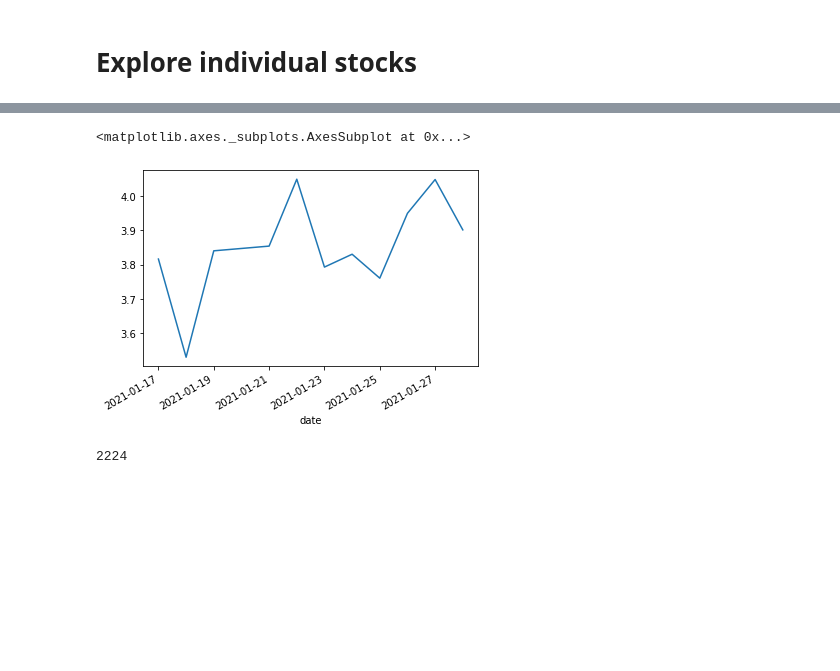
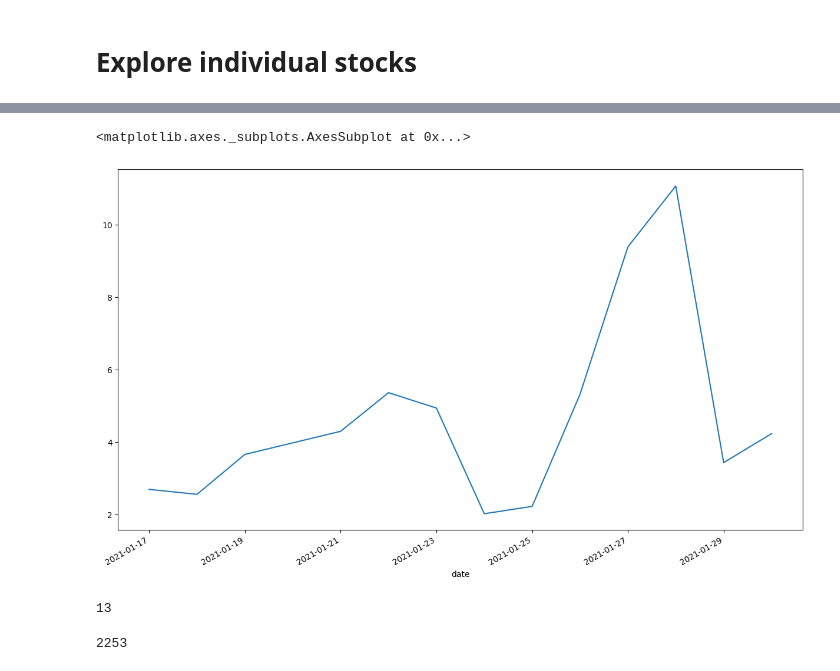
Before and after one commit to bstanie/beautiful-creature, a Jupyter notebook: notebooks/stock_advisor.ipynb, the cells around one changed output, grey strips where cells are left out. Drawn from its saved outputs; the diff is of its cells as text; code cells hidden in the pictures; blank space fills up the shorter version.

```diff
--- a/notebooks/stock_advisor.ipynb
+++ b/notebooks/stock_advisor.ipynb
@@ -11,6 +11,9 @@ from sklearn.manifold import TSNE
 import matplotlib.pyplot as plt
 import seaborn as sns
 from tqdm import tqdm
+
+plt.rcParams['figure.figsize'] = [15, 9]
+plt.rcParams['figure.dpi'] = 100 # 200 e.g. is really fine, but slower
 # %%
 files = list(os.walk("../scrapy_projects/etoro/etoro/"))[0][2]
 
@@ -171,9 +194,15 @@ for investor_id in best_investors.index.values:
 # %%
-df[df.company=='MSFT'].groupby('date')['invested'].mean().plot()
+df[df.company=='GME'].groupby('date')['invested'].mean().plot()
 # %% [output]
 <matplotlib.axes._subplots.AxesSubplot at 0x...>
-[figure, old version]
+[figure, new version]
+# %%
+dates = sorted(df.date.unique())
+len(dates)
+# %% [output]
+13
 # %%
-len(df.company.unique())
+companies = df.company.unique()
+len(companies)
 # %% [output]
-2224
+2253
```
Also changed, not shown: parts of 17 cells of this notebook.
